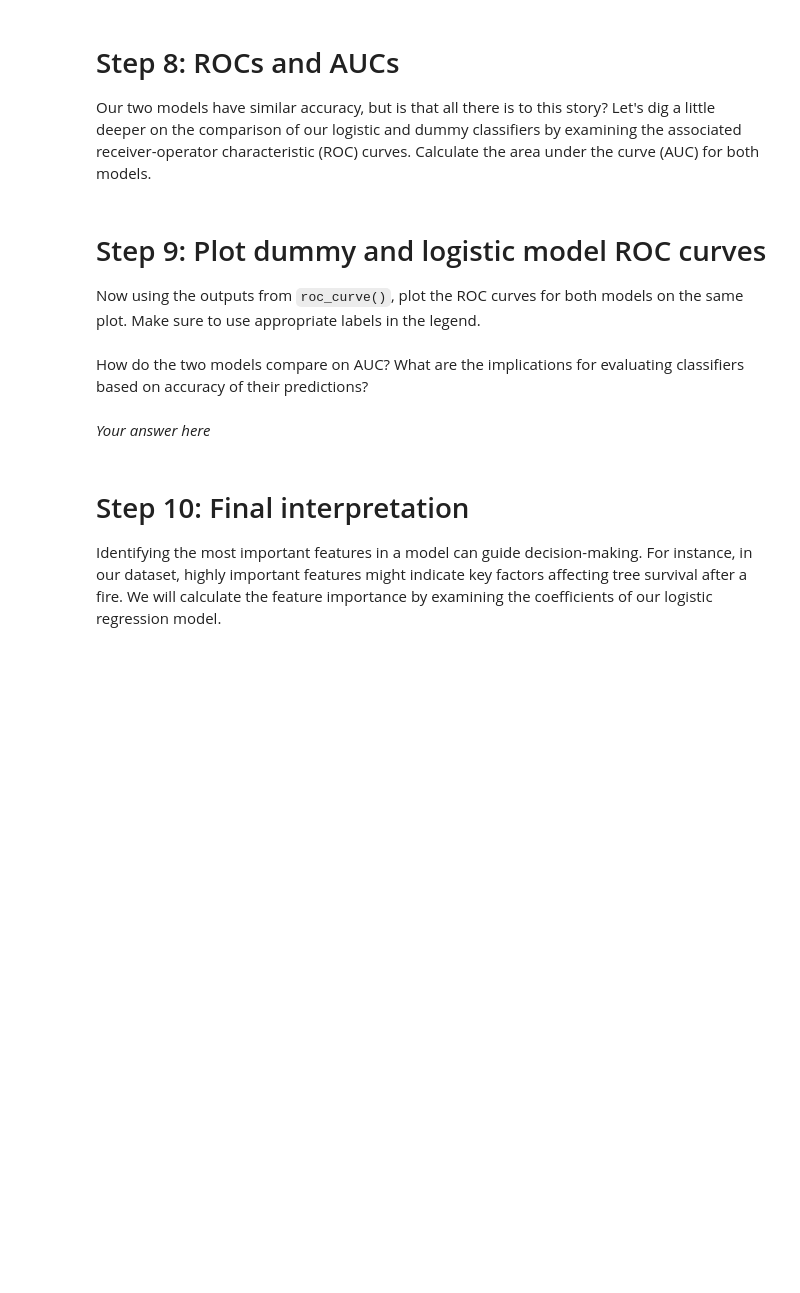
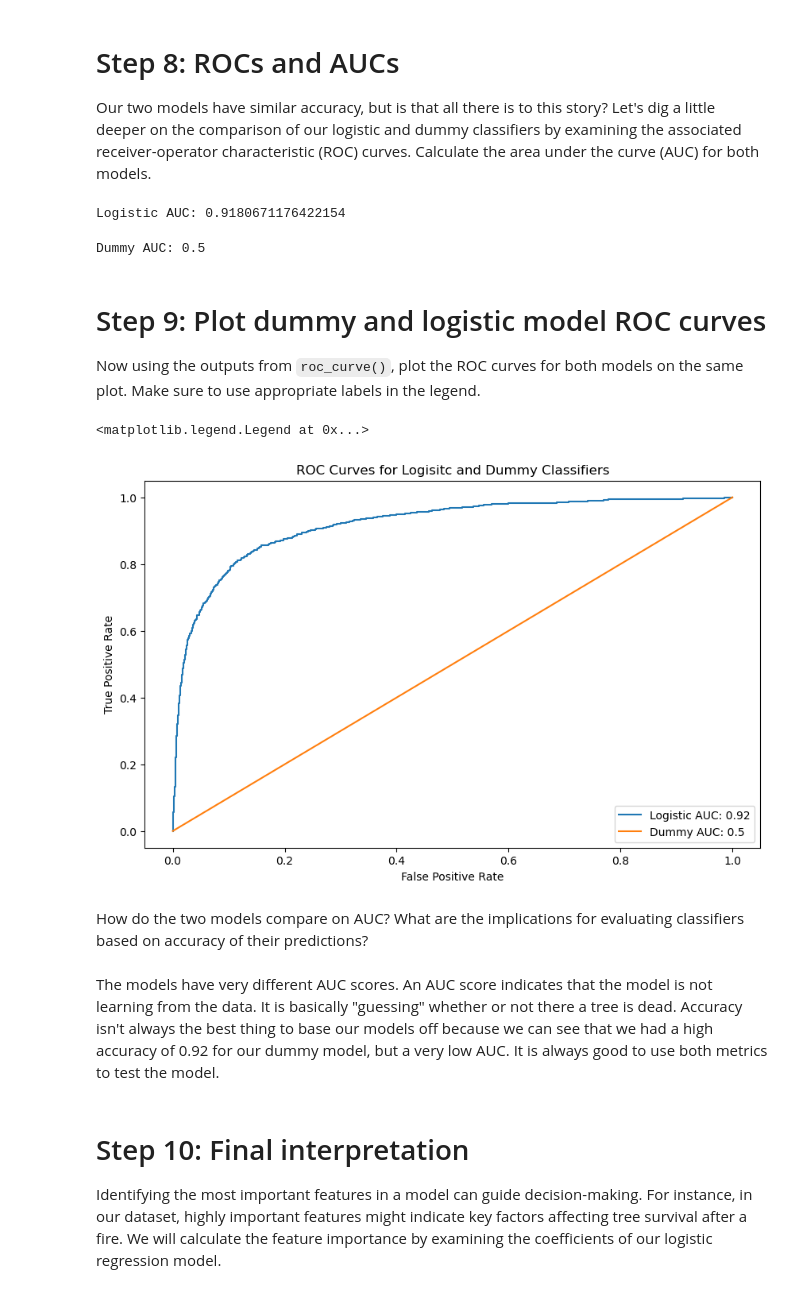
Before and after one commit to tommats00/EDS232-labs, a Jupyter notebook: Week3/lab3-wildfire.ipynb, the cells around one changed output. Cells and saved outputs as stored; diff of their text form; code cells hidden in the pictures; blank space fills up the shorter version.

```diff
--- a/Week3/lab3-wildfire.ipynb
+++ b/Week3/lab3-wildfire.ipynb
@@ -201,19 +226,46 @@ print("\nDummy Confusion Matrix:")
 Our two models have similar accuracy, but is that all there is to this story?  Let's dig a little deeper on the comparison of our logistic and dummy classifiers by examining the associated receiver-operator characteristic (ROC) curves. Calculate the area under the curve (AUC) for both models.
 # %%
 # Logistic classifier AUC
-...
-print(f"Logistic AUC: ")
+logit_auc = roc_auc_score(y_test, y_probs)
+
+print(f"Logistic AUC: {logit_auc} ")
+
+fpr_log, tpr_log, thresholds = roc_curve(y_test, y_probs)
+# %% [output]
+Logistic AUC: 0.9180671176422154
 # %%
 # Dummy classifier AUC
-...
-print(f"Dummy AUC: ")
+dummy_auc = roc_auc_score(y_test, y_probs_dummy)
+
+print(f"Dummy AUC: {dummy_auc}")
+
+fpr_dummy, tpr_dummy, thresholds = roc_curve(y_test, y_probs_dummy)
+# %% [output]
+Dummy AUC: 0.5
 # %% [markdown]
 # Step 9: Plot dummy and logistic model ROC curves
 Now using the outputs from `roc_curve()`, plot the ROC curves for both models on the same plot.  Make sure to use appropriate labels in the legend.
+# %%
+# Initialize plot
+plt.figure(figsize = (10, 6))
+
+# Plot ROC curves
+plt.plot(fpr_log, tpr_log, label = f"Logistic AUC: {logit_auc:.2f}")
+plt.plot(fpr_dummy, tpr_dummy, label = f"Dummy AUC: {dummy_auc}")
+
+# Plot Labels
+plt.xlabel('False Positive Rate')
+plt.ylabel('True Positive Rate')
+plt.title('ROC Curves for Logisitc and Dummy Classifiers')
+
+plt.legend(loc = 'lower right')
+# %% [output]
+<matplotlib.legend.Legend at 0x...>
+[figure, added]
 # %% [markdown]
 How do the two models compare on AUC?  What are the implications for evaluating classifiers based on accuracy of their predictions?
 # %% [markdown]
-*Your answer here*
+The models have very different AUC scores. An AUC score indicates that the model is not learning from the data. It is basically "guessing" whether or not there a tree is dead. Accuracy isn't always the best thing to base our models off because we can see that we had a high accuracy of 0.92 for our dummy model, but a very low AUC. It is always good to use both metrics to test the model.
 # %% [markdown]
 # Step 10: Final interpretation
 
```
Also changed, not shown: parts of 7 cells of this notebook.
